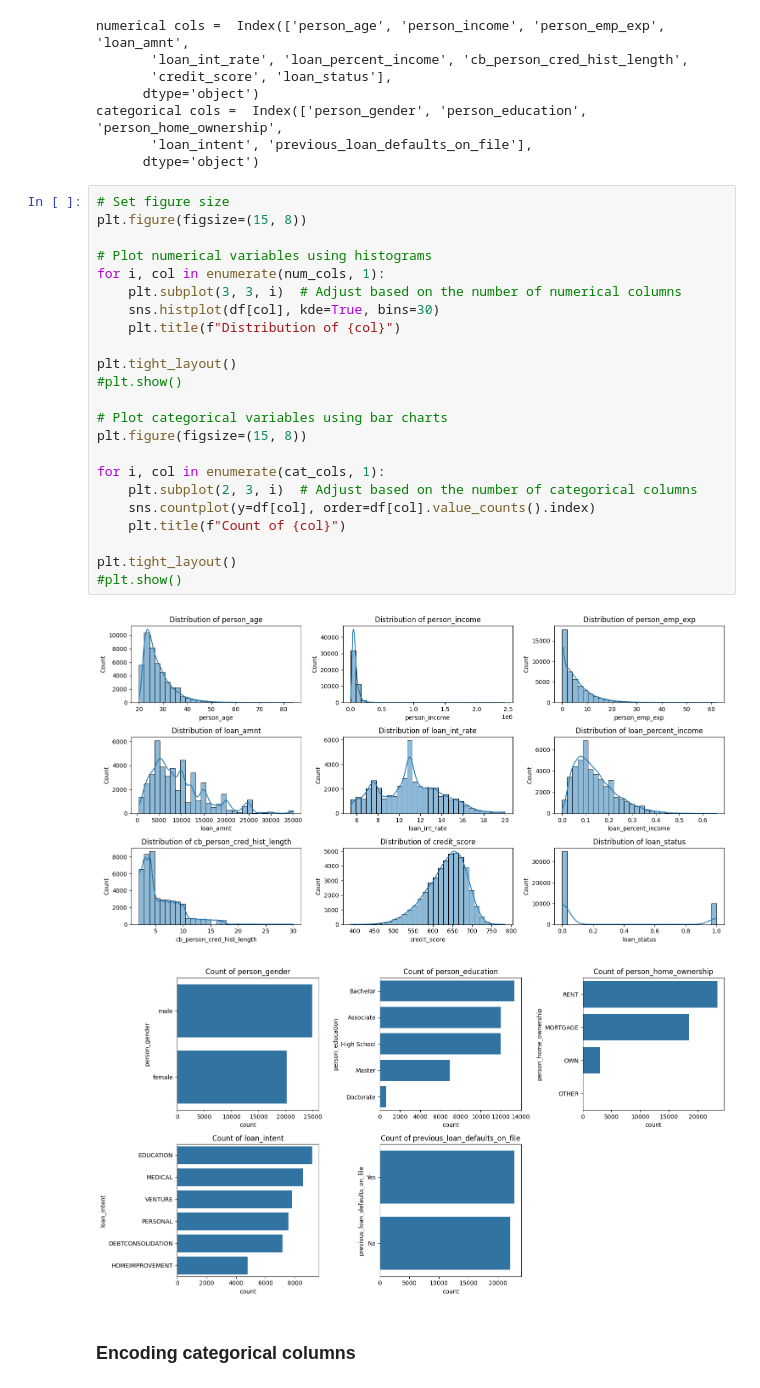
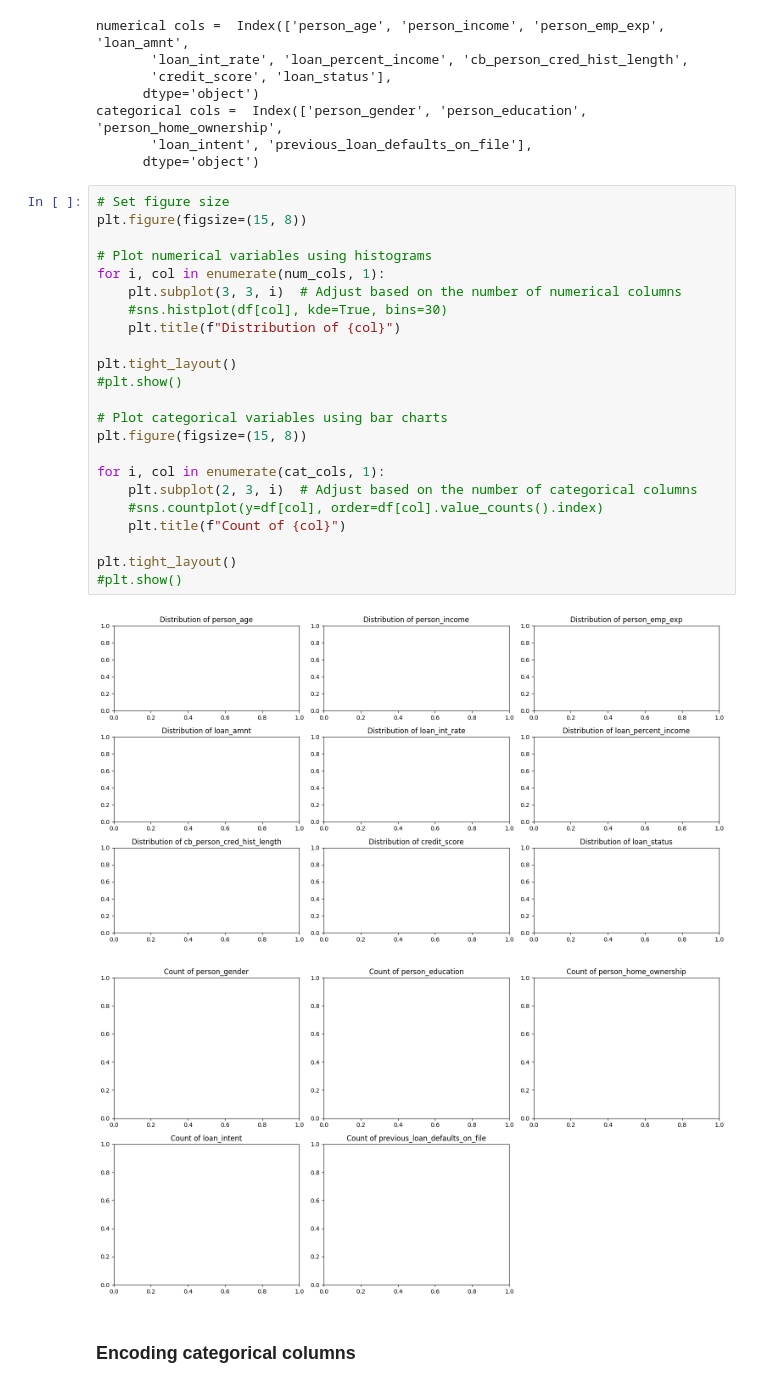
Before and after one commit to powarsg/bits_aiml, a Jupyter notebook: DNN/1_Assignement_1A/2025AA05421_assignment.ipynb, the cells around one changed output. Cells and saved outputs as stored; diff of their text form.

```diff
--- a/DNN/1_Assignement_1A/2025AA05421_assignment.ipynb
+++ b/DNN/1_Assignement_1A/2025AA05421_assignment.ipynb
@@ -230,29 +227,29 @@ categorical cols =  Index(['person_gender', 'person_education', 'person_home_own
 # %%
 # Set figure size
 plt.figure(figsize=(15, 8))
 
 # Plot numerical variables using histograms
 for i, col in enumerate(num_cols, 1):
     plt.subplot(3, 3, i)  # Adjust based on the number of numerical columns
-    sns.histplot(df[col], kde=True, bins=30)
+    #sns.histplot(df[col], kde=True, bins=30)
     plt.title(f"Distribution of {col}")
 
 plt.tight_layout()
 #plt.show()
 
 # Plot categorical variables using bar charts
 plt.figure(figsize=(15, 8))
 
 for i, col in enumerate(cat_cols, 1):
     plt.subplot(2, 3, i)  # Adjust based on the number of categorical columns
-    sns.countplot(y=df[col], order=df[col].value_counts().index)
+    #sns.countplot(y=df[col], order=df[col].value_counts().index)
     plt.title(f"Count of {col}")
 
 plt.tight_layout()
 #plt.show()
 # %% [output]
-[figure, old version]
+[figure, new version]
-[figure, old version]
+[figure, new version]
 # %% [markdown]
 ### Encoding categorical columns
 # %%
```
Also changed, not shown: parts of 11 cells of this notebook.
